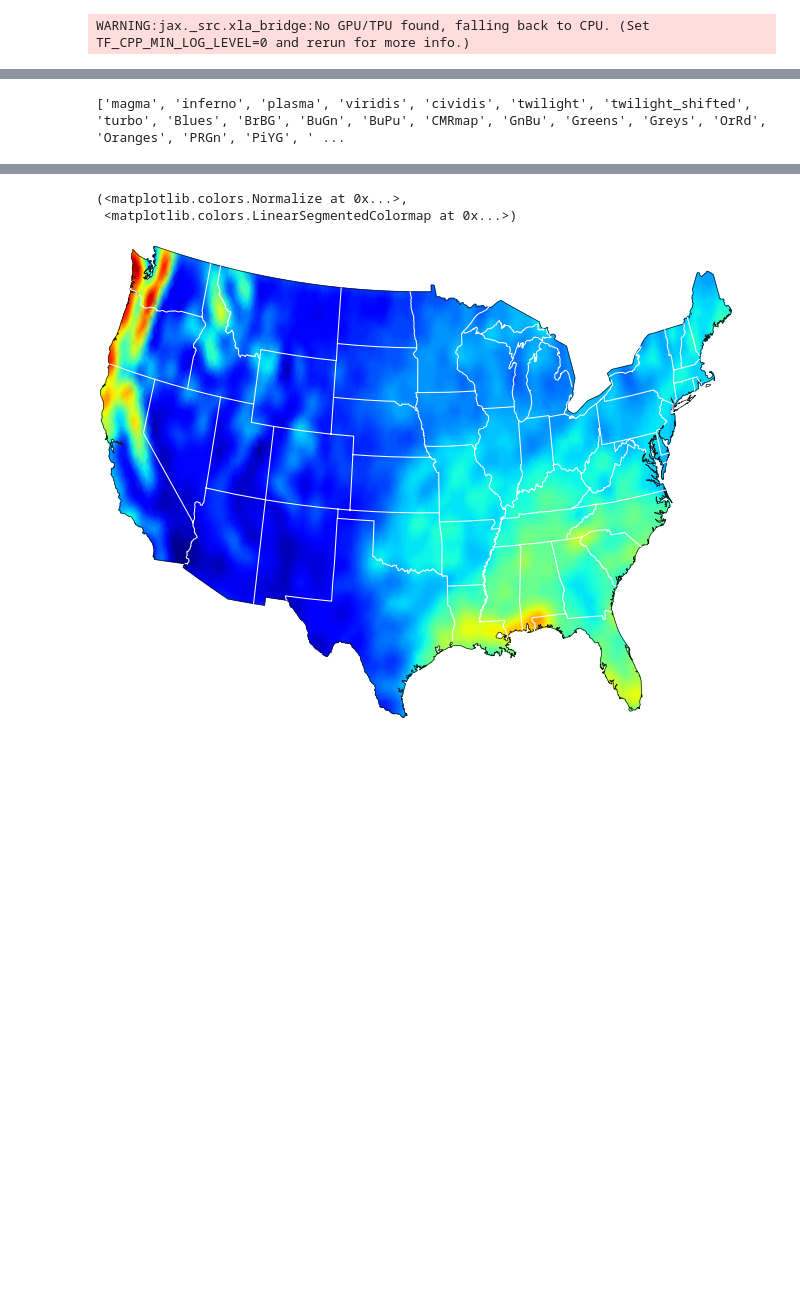
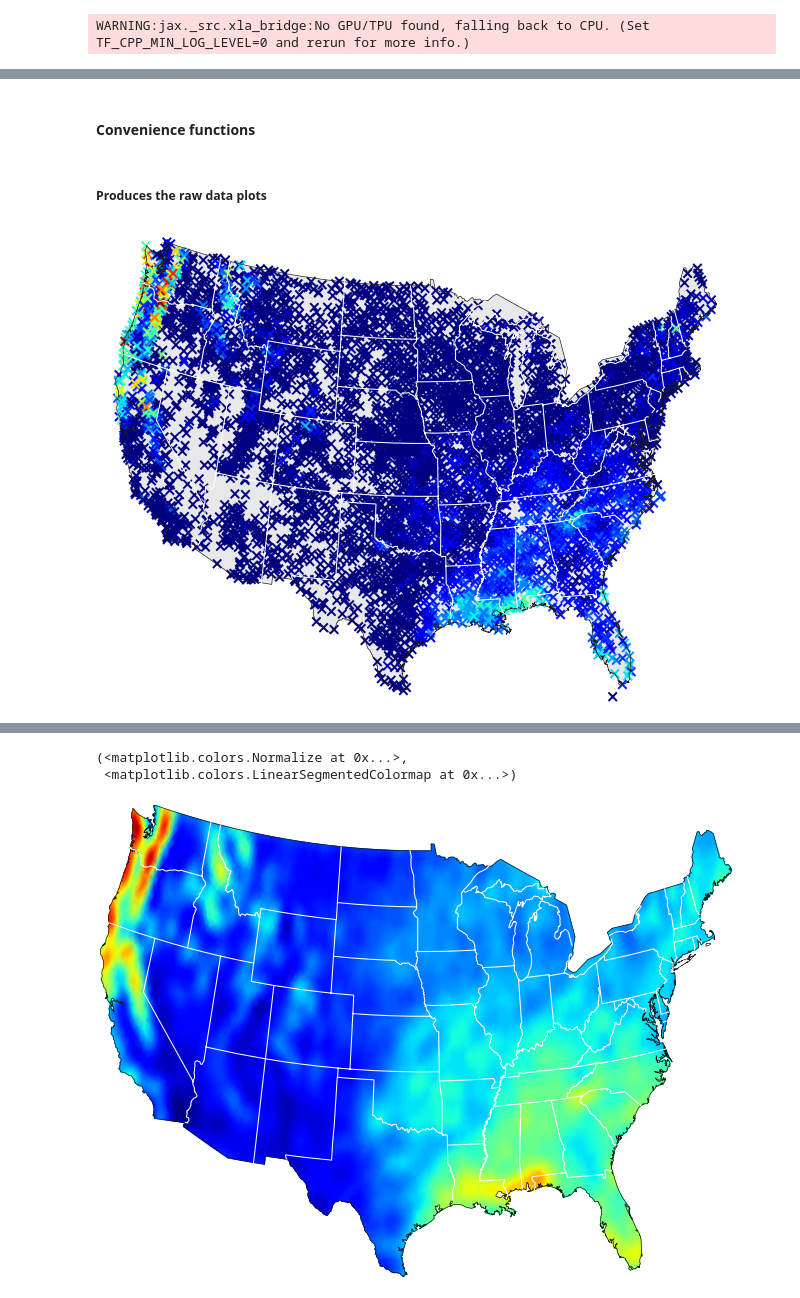
Before and after one commit to AOKullberg/fast-hgp, a Jupyter notebook: precipitation-results.ipynb, the cells around one changed output, grey strips where cells are left out. Cells and saved outputs as stored; diff of their text form; code cells hidden in the pictures; blank space fills up the shorter version.

Commit message:
exp: updated precipitation experiment info

```diff
--- a/precipitation-results.ipynb
+++ b/precipitation-results.ipynb
@@ -236,5 +209,2 @@ def convert_and_plot(data, ax=plt.gca(), **kwargs):
-# %%
-import matplotlib
-print(list(matplotlib.colormaps))
-# %% [output]
-['magma', 'inferno', 'plasma', 'viridis', 'cividis', 'twilight', 'twilight_shifted', 'turbo', 'Blues', 'BrBG', 'BuGn', 'BuPu', 'CMRmap', 'GnBu', 'Greens', 'Greys', 'OrRd', 'Oranges', 'PRGn', 'PiYG', ' ...
+# %% [markdown]
+#### Convenience functions
@@ -240,0 +286,33 @@ print(list(matplotlib.colormaps))
+# %% [markdown]
+##### Produces the raw data plots
+# %%
+plt.close("all")
+with sns.axes_style("white"):
+    fig, ax = plt.subplots(layout="constrained")
+    data = sio.loadmat("data/data.mat")
+    X, y = data['x'], data['y']
+    xp, yp = llh_to_xyz.transform(X[:,1], X[:,0])
+    colors = cmap(norm(y.flatten()))
+    # Plot the scatters (which will become a .png)
+    ax.scatter(xp, yp, c=colors, marker='x')
+    bitmappify(ax, dpi=300)
+    # Plot the vector stuff
+    xp, yp = llh_to_xyz.transform(outline[:,1],outline[:,0])
+    ax.fill(xp, yp, facecolor='lightgray', alpha=.5, zorder=-1)
+    convert_and_plot(outline, ax, color='k', lw=0.5)
+    convert_and_plot(statelines, ax, color='w', lw=0.75)
+    convert_and_plot(lakelines, ax, color='w', lw=0.75)
+    xmin, xmax = np.nanmin(xp), np.nanmax(xp)
+    ymin, ymax = np.nanmin(yp), np.nanmax(yp)
+    xd = xmax-xmin
+    yd = ymax-ymin
+    ax.set_xlim([xmin-xd*0.025, xmax+0.025*xd])
+    ax.set_ylim([ymin-yd*0.025, ymax+0.025*yd])
+    sns.despine(left=True, bottom=True)
+    ax.set_xticks([])
+    ax.set_yticks([])
+    ax.set_axis_off()
+    tikzplotlib.save("precipitation_data_orig.tex")
+plt.show()
+# %% [output]
+[figure, added]
```
Also changed, not shown: parts of 24 cells of this notebook, 1 other file.
